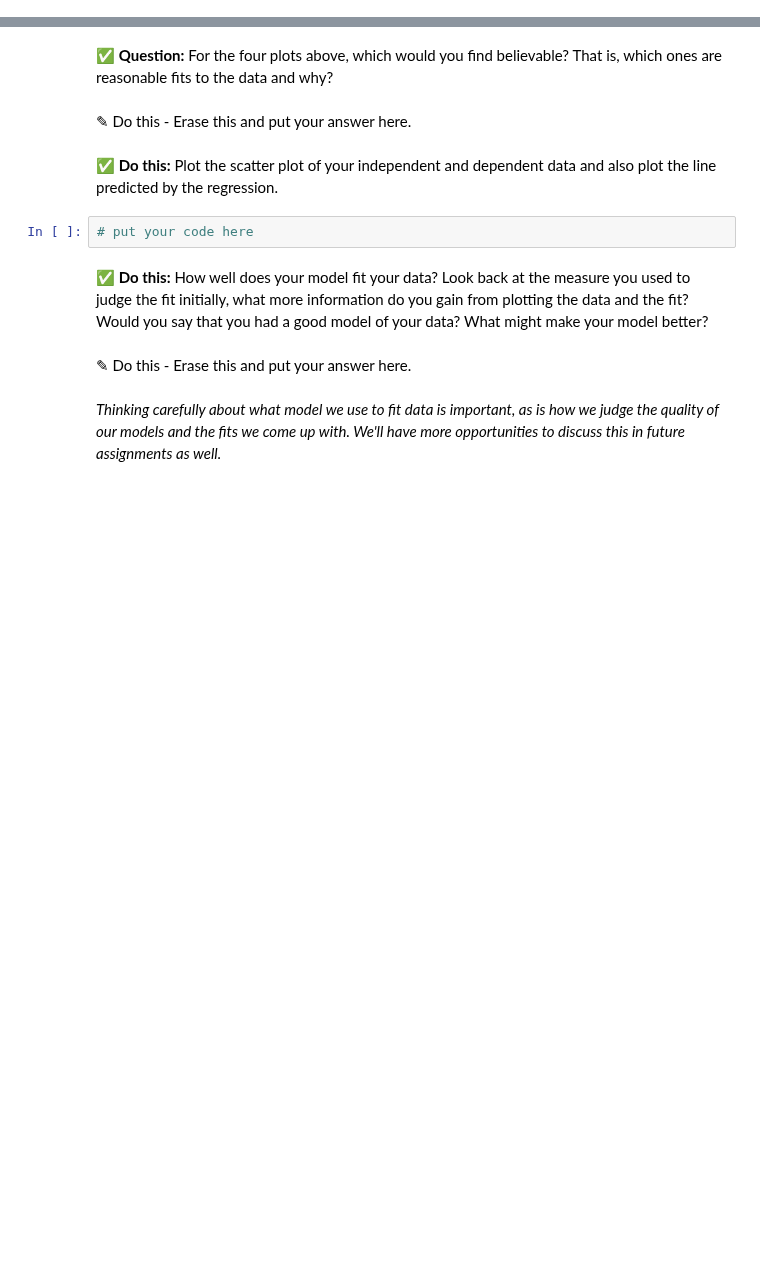
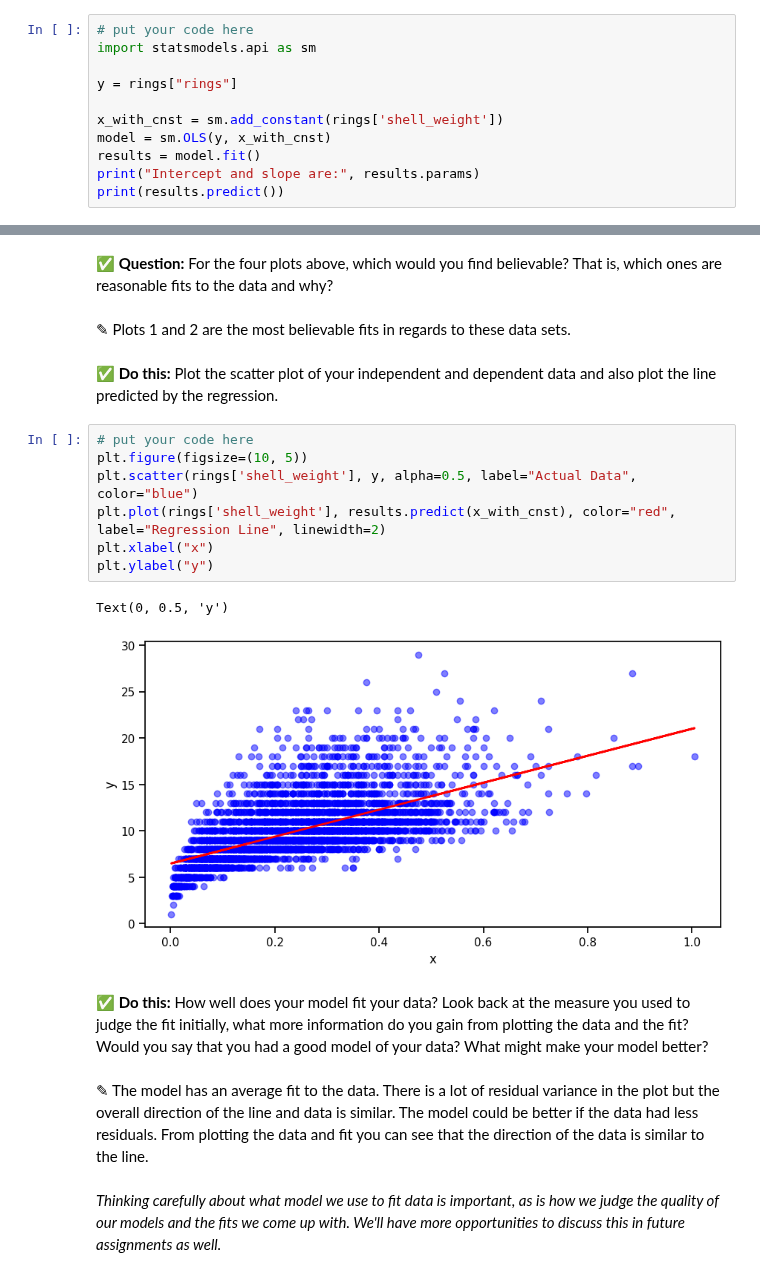
Before and after one commit to JakeRoll04/CMSE202-f25-turnin, a Jupyter notebook: Day-13/Day-13_In-Class-Regression-Jake Roll.ipynb, the cells around one changed output, grey strips where cells are left out. Cells and saved outputs as stored; diff of their text form; blank space fills up the shorter version.

```diff
--- a/Day-13/Day-13_In-Class-Regression-Jake Roll.ipynb
+++ b/Day-13/Day-13_In-Class-Regression-Jake Roll.ipynb
@@ -131,0 +176,11 @@ _Look to the pre-class assignment for some hints and check in with your group._
+# %%
+# put your code here
+import statsmodels.api as sm
+
+y = rings["rings"]
+
+x_with_cnst = sm.add_constant(rings['shell_weight'])
+model = sm.OLS(y, x_with_cnst)
+results = model.fit()
+print("Intercept and slope are:", results.params)
+print(results.predict())
@@ -151,16 +231,24 @@ Mathematically, any data can be fit to a line. Whether a line is a good model to
 You can see that each data set is different, but the mathematical model that fits each of these data sets is the same! You must be careful that your data do not violate one or more of the [underlying assumptions of linear fitting](https://en.wikipedia.org/wiki/Linear_regression#Assumptions). This is one reason it is incredibly important to visualize your data and the model that fits it.
 # %% [markdown]
 **&#9989; Question:** For the four plots above, which would you find believable? That is, which ones are reasonable fits to the data and why?
-# %% [markdown]
-<font size=+3>&#9998;</font> Do this - Erase this and put your answer here.
+# %% [markdown]
+<font size=+3>&#9998;</font> Plots 1 and 2 are the most believable fits in regards to these data sets.
 # %% [markdown]
 **&#9989; Do this:** Plot the scatter plot of your independent and dependent data and also plot the line predicted by the regression.
-# %%
-# put your code here
+# %%
+# put your code here
+plt.figure(figsize=(10, 5))
+plt.scatter(rings['shell_weight'], y, alpha=0.5, label="Actual Data", color="blue")
+plt.plot(rings['shell_weight'], results.predict(x_with_cnst), color="red", label="Regression Line", linewidth=2)
+plt.xlabel("x")
+plt.ylabel("y")
+# %% [output]
+Text(0, 0.5, 'y')
+[figure, added]
 # %% [markdown]
 **&#9989; Do this:** How well does your model fit your data? Look back at the measure you used to judge the fit initially, what more information do you gain from plotting the data and the fit? Would you say that you had a good model of your data? What might make your model better?
-# %% [markdown]
-<font size=+3>&#9998;</font> Do this - Erase this and put your answer here.
+# %% [markdown]
+<font size=+3>&#9998;</font> The model has an average fit to the data.  There is a lot of residual variance in the plot but the overall direction of the line and data is similar.  The model could be better if the data had less residuals.  From plotting the data and fit you can see that the direction of the data is similar to the line.
 # %% [markdown]
 _Thinking carefully about what model we use to fit data is important, as is how we judge the quality of our models and the fits we come up with. We'll have more opportunities to discuss this in future assignments as well._
 # %% [markdown]
```
Also changed, not shown: parts of 29 cells of this notebook.
